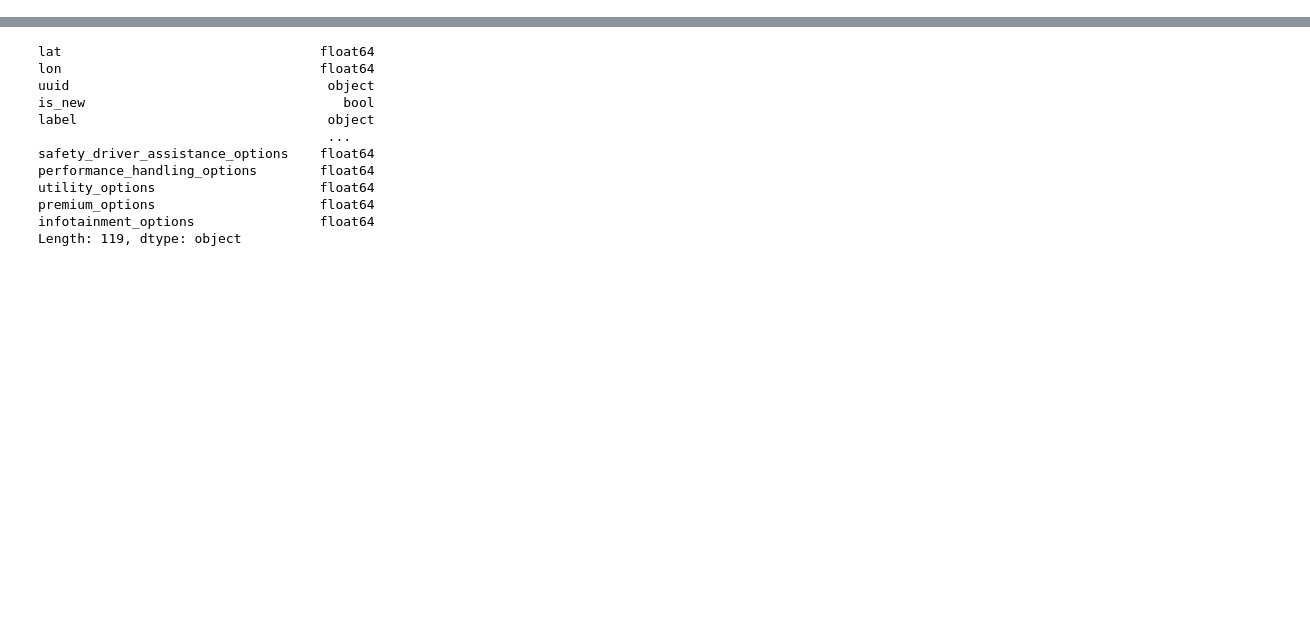
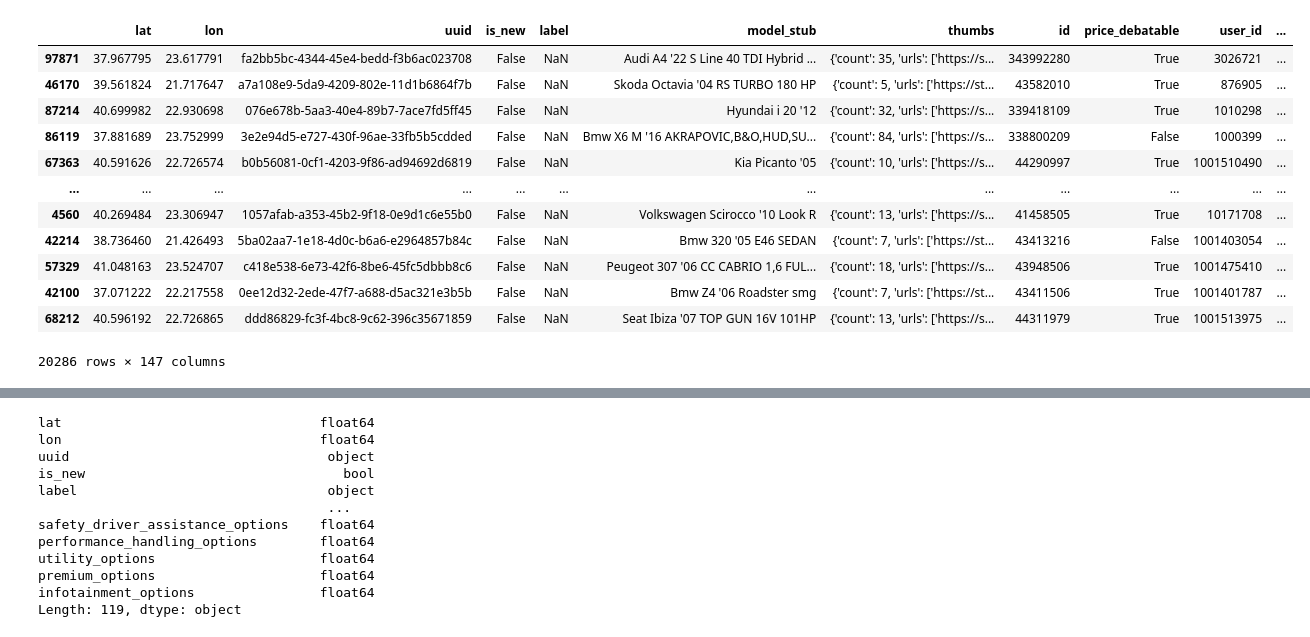
Before and after one commit to aristotekoen/car_market, a Jupyter notebook: notebooks/result_analysis.ipynb, the cells around one changed output, grey strips where cells are left out. Saved outputs shown, nothing was run; the diff lists cells and outputs as text; code cells hidden in the pictures; blank space fills up the shorter version.

```diff
--- a/notebooks/result_analysis.ipynb
+++ b/notebooks/result_analysis.ipynb
@@ -26,0 +62,11 @@ Length: 119, dtype: object
+# %%
+def load_test_sets():
+    client = storage.Client()
+    bucket = client.get_bucket('price-estimation')
+    blob_test = bucket.get_blob('data/train_test_sets/test_02032024.csv')
+    blob_test_processed = bucket.get_blob('data/train_test_sets/processed_test_set_DROP_UNPRACTICAL.csv.csv')
+    test_bytes = blob_test.download_as_bytes()
+    test_processed_bytes = blob_test_processed.download_as_bytes()
+    test = pd.read_csv(BytesIO(test_bytes), index_col=0)
+    processed_test = pd.read_csv(BytesIO(test_processed_bytes), index_col=0)
+    return test, processed_test
@@ -26,0 +82,4 @@ Length: 119, dtype: object
+# %%
+test, test_processed = load_test_sets()
+# %%
+res_df = pd.concat(res_dfs, axis=1)
@@ -26,0 +138,18 @@ Length: 119, dtype: object
+# %%
+res_df = pd.concat([test, res_df], axis=1)
+# %%
+res_df
+# %% [output]
+|  | lat | lon | uuid | is_new | label | model_stub | thumbs | id | price_debatable | user_id | ... |
+| 97871 | 37.967795 | 23.617791 | fa2bb5bc-4344-45e4-bedd-f3b6ac023708 | False | NaN | Audi A4 '22 S Line 40 TDI Hybrid ... | {'count': 35, 'urls': ['https://s... | 343992280 | True | 3026721 | ... |
+| 46170 | 39.561824 | 21.717647 | a7a108e9-5da9-4209-802e-11d1b6864f7b | False | NaN | Skoda Octavia '04 RS TURBO 180 HP | {'count': 5, 'urls': ['https://st... | 43582010 | True | 876905 | ... |
+| 87214 | 40.699982 | 22.930698 | 076e678b-5aa3-40e4-89b7-7ace7fd5ff45 | False | NaN | Hyundai i 20 '12 | {'count': 32, 'urls': ['https://s... | 339418109 | True | 1010298 | ... |
+| 86119 | 37.881689 | 23.752999 | 3e2e94d5-e727-430f-96ae-33fb5b5cdded | False | NaN | Bmw X6 M '16 AKRAPOVIC,B&O,HUD,SU... | {'count': 84, 'urls': ['https://s... | 338800209 | False | 1000399 | ... |
+| 67363 | 40.591626 | 22.726574 | b0b56081-0cf1-4203-9f86-ad94692d6819 | False | NaN | Kia Picanto '05 | {'count': 10, 'urls': ['https://s... | 44290997 | True | 1001510490 | ... |
+| ... | ... | ... | ... | ... | ... | ... | ... | ... | ... | ... | ... |
+| 4560 | 40.269484 | 23.306947 | 1057afab-a353-45b2-9f18-0e9d1c6e55b0 | False | NaN | Volkswagen Scirocco '10 Look R | {'count': 13, 'urls': ['https://s... | 41458505 | True | 10171708 | ... |
+| 42214 | 38.736460 | 21.426493 | 5ba02aa7-1e18-4d0c-b6a6-e2964857b84c | False | NaN | Bmw 320 '05 E46 SEDAN | {'count': 7, 'urls': ['https://st... | 43413216 | False | 1001403054 | ... |
+| 57329 | 41.048163 | 23.524707 | c418e538-6e73-42f6-8be6-45fc5dbbb8c6 | False | NaN | Peugeot 307 '06 CC CABRIO 1,6 FUL... | {'count': 18, 'urls': ['https://s... | 43948506 | True | 1001475410 | ... |
+| 42100 | 37.071222 | 22.217558 | 0ee12d32-2ede-47f7-a688-d5ac321e3b5b | False | NaN | Bmw Z4 '06 Roadster smg | {'count': 7, 'urls': ['https://st... | 43411506 | True | 1001401787 | ... |
+| 68212 | 40.596192 | 22.726865 | ddd86829-fc3f-4bc8-9c62-396c35671859 | False | NaN | Seat Ibiza '07 TOP GUN 16V 101HP | {'count': 13, 'urls': ['https://s... | 44311979 | True | 1001513975 | ... |
+20286 rows × 147 columns
```
Also changed, not shown: parts of 32 cells of this notebook, 12 other files.
